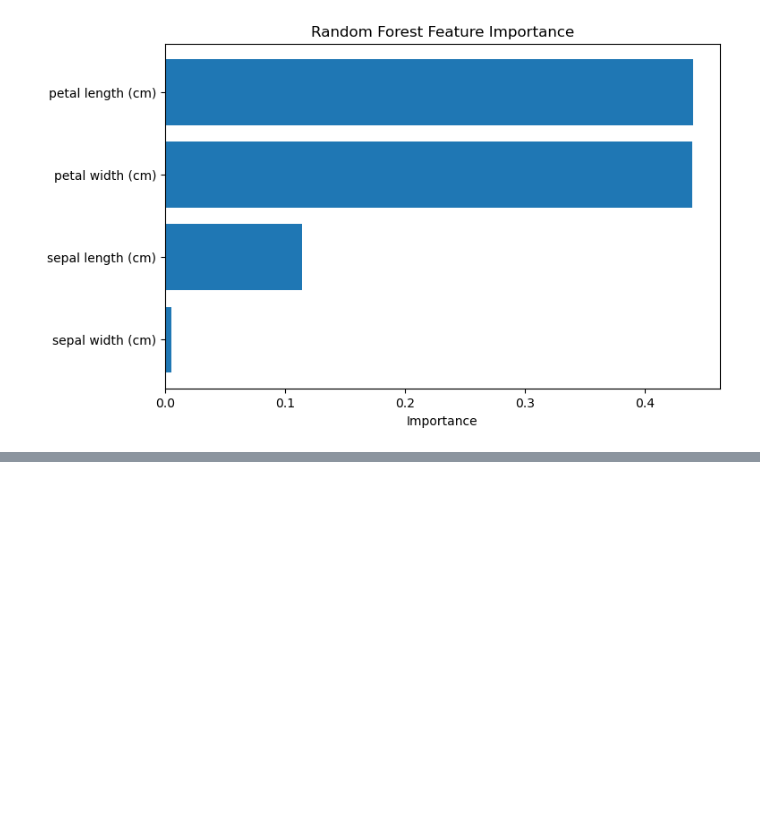
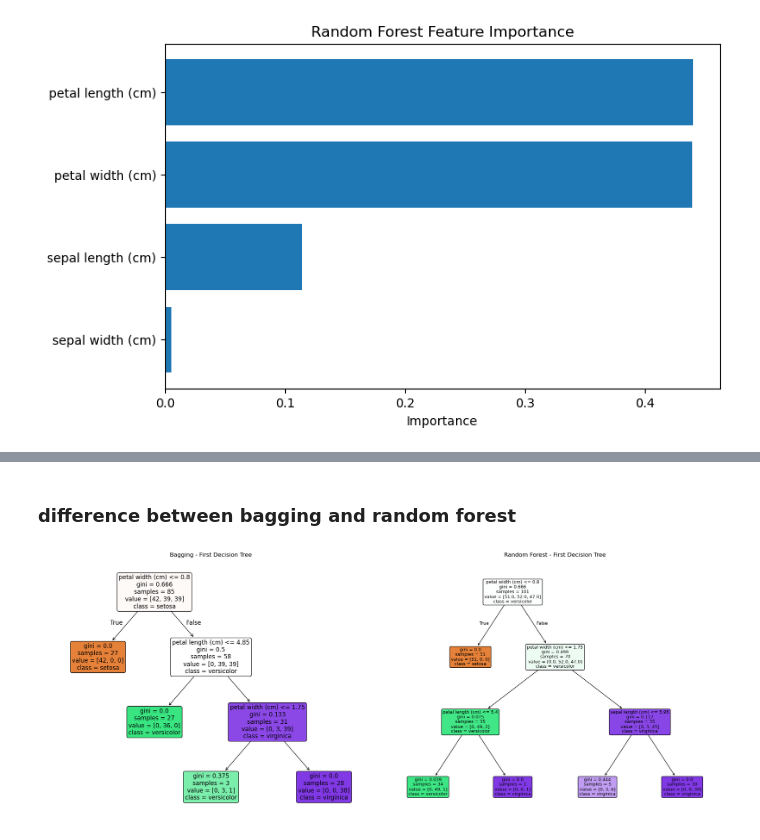
Before and after one commit to Imteyaz-428/MachineLearning, a Jupyter notebook: random forest.ipynb, the cells around one changed output, grey strips where cells are left out. Cells and saved outputs as stored; diff of their text form; code cells hidden in the pictures; blank space fills up the shorter version.

```diff
--- a/random forest.ipynb
+++ b/random forest.ipynb
@@ -87,0 +294,76 @@ weighted avg       0.97      0.97      0.97        30
+# %% [markdown]
+### difference between bagging and random forest
+# %%
+# Bagging vs Random Forest: Feature Selection Visualization
+# Compare which features are considered at every split of each decision tree.
+
+import numpy as np
+import matplotlib.pyplot as plt
+
+from sklearn.datasets import load_iris
+from sklearn.tree import DecisionTreeClassifier
+from sklearn.ensemble import BaggingClassifier, RandomForestClassifier
+from sklearn.tree import plot_tree
+
+# Load dataset
+iris = load_iris()
+X = iris.data
+y = iris.target
+
+feature_names = iris.feature_names
+
+# Create Bagging model
+bagging = BaggingClassifier(
+    estimator=DecisionTreeClassifier(
+        max_depth=3,
+        random_state=42
+    ),
+    n_estimators=3,
+    max_samples=0.8,
+    max_features=1.0,
+    bootstrap=True,
+    random_state=42
+)
+
+# Create Random Forest model
+random_forest = RandomForestClassifier(
+    n_estimators=3,
+    max_depth=3,
+    max_features=2,
+    bootstrap=True,
+    random_state=42
+)
+
+# Train both models
+bagging.fit(X, y)
+random_forest.fit(X, y)
+
+# Visualize first tree from each model
+fig, axes = plt.subplots(1, 2, figsize=(20, 8))
+
+plot_tree(
+    bagging.estimators_[0],
+    feature_names=feature_names,
+    class_names=iris.target_names,
+    filled=True,
+    rounded=True,
+    ax=axes[0]
+)
+
+axes[0].set_title("Bagging - First Decision Tree")
+
+plot_tree(
+    random_forest.estimators_[0],
+    feature_names=feature_names,
+    class_names=iris.target_names,
+    filled=True,
+    rounded=True,
+    ax=axes[1]
+)
+
+axes[1].set_title("Random Forest - First Decision Tree")
+
+plt.tight_layout()
+plt.show()
+# %% [output]
+[figure, added]
```
Also changed, not shown: parts of 11 cells of this notebook, 2 other files.
